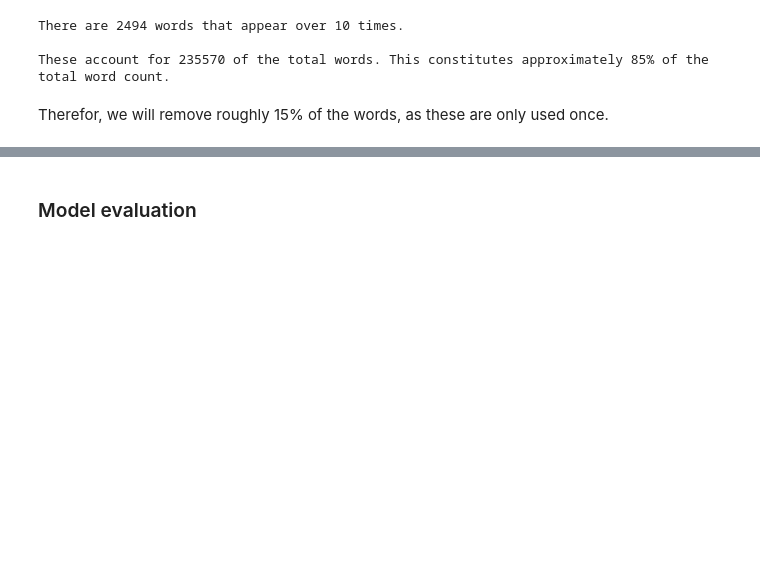
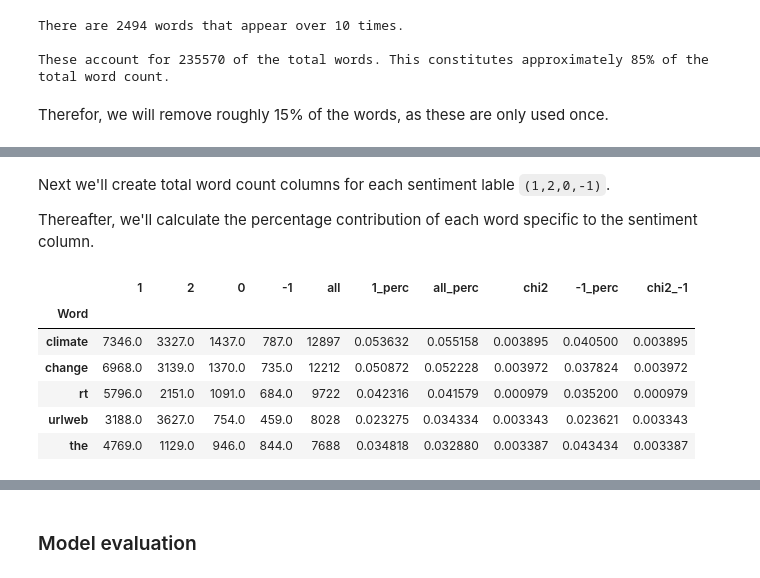
Before and after one commit to stanfordgibson/classification-predict-streamlit-template, a Jupyter notebook: resources/Classification.ipynb, the cells around one changed output, grey strips where cells are left out. Drawn from its saved outputs; the diff is of its cells as text; code cells hidden in the pictures; blank space fills up the shorter version.

```diff
--- a/resources/Classification.ipynb
+++ b/resources/Classification.ipynb
@@ -378,0 +394,10 @@ remaining_word_index = [k for k, v in sentiment['all'].items() if v > max_count]
+# %%
+hm = []
+for s, s_bow in sentiment.items():
+    df_bow = pd.DataFrame([(k, v) for k, v in s_bow.items() if k in remaining_word_index], columns=['Word', s])
+    df_bow.set_index('Word', inplace=True)
+    hm.append(df_bow)
+
+# create one big dataframe
+df_bow = pd.concat(hm, axis=1)
+df_bow.fillna(0, inplace=True)
@@ -378,0 +418,21 @@ remaining_word_index = [k for k, v in sentiment['all'].items() if v > max_count]
+# %% [markdown]
+Next we'll create total word count columns for each sentiment lable `(1,2,0,-1)`.
+
+Thereafter, we'll calculate the percentage contribution of each word specific to the sentiment column.
+# %%
+sentiment_types = [s for s in sentiment_labels if s == 1]
+# %%
+df_bow[1] = df_bow[sentiment_types].sum(axis=1)
+# %%
+for col in [1, 'all']:
+    df_bow[str(col)+'_perc'] = df_bow[col] / df_bow[col].sum()
+# %%
+df_bow.sort_values(by='all', ascending=False).head(5)
+# %% [output]
+|  | 1 | 2 | 0 | -1 | all | 1_perc | all_perc | chi2 | -1_perc | chi2_-1 |
+| Word |  |  |  |  |  |  |  |  |  |  |
+| climate | 7346.0 | 3327.0 | 1437.0 | 787.0 | 12897 | 0.053632 | 0.055158 | 0.003895 | 0.040500 | 0.003895 |
+| change | 6968.0 | 3139.0 | 1370.0 | 735.0 | 12212 | 0.050872 | 0.052228 | 0.003972 | 0.037824 | 0.003972 |
+| rt | 5796.0 | 2151.0 | 1091.0 | 684.0 | 9722 | 0.042316 | 0.041579 | 0.000979 | 0.035200 | 0.000979 |
+| urlweb | 3188.0 | 3627.0 | 754.0 | 459.0 | 8028 | 0.023275 | 0.034334 | 0.003343 | 0.023621 | 0.003343 |
+| the | 4769.0 | 1129.0 | 946.0 | 844.0 | 7688 | 0.034818 | 0.032880 | 0.003387 | 0.043434 | 0.003387 |
```
Also changed, not shown: parts of 32 cells of this notebook.
